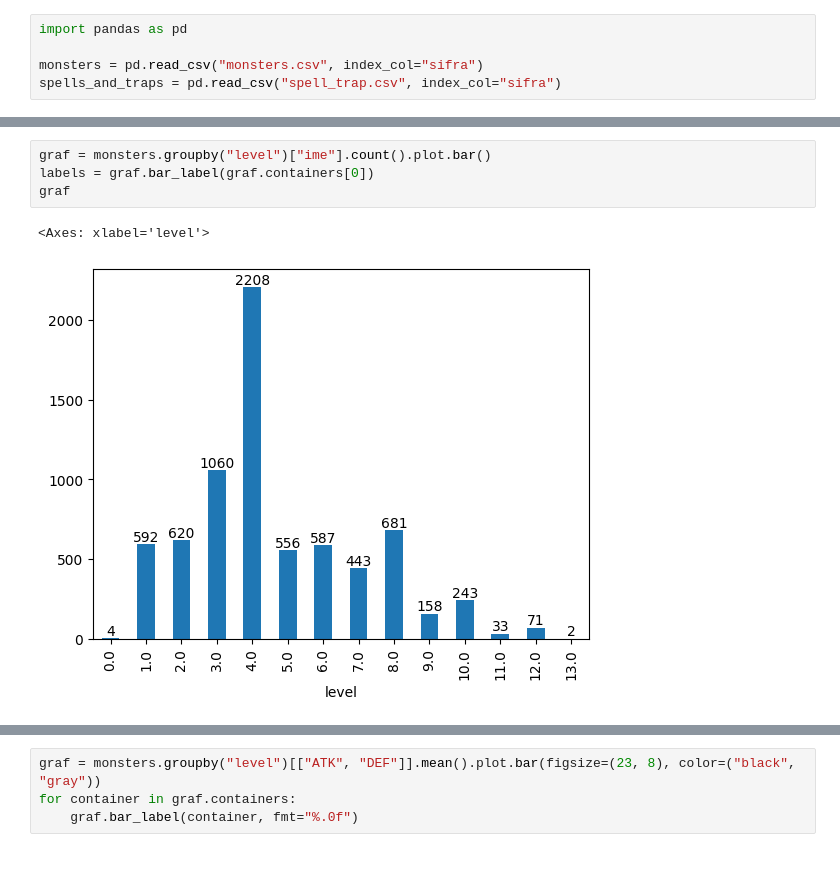
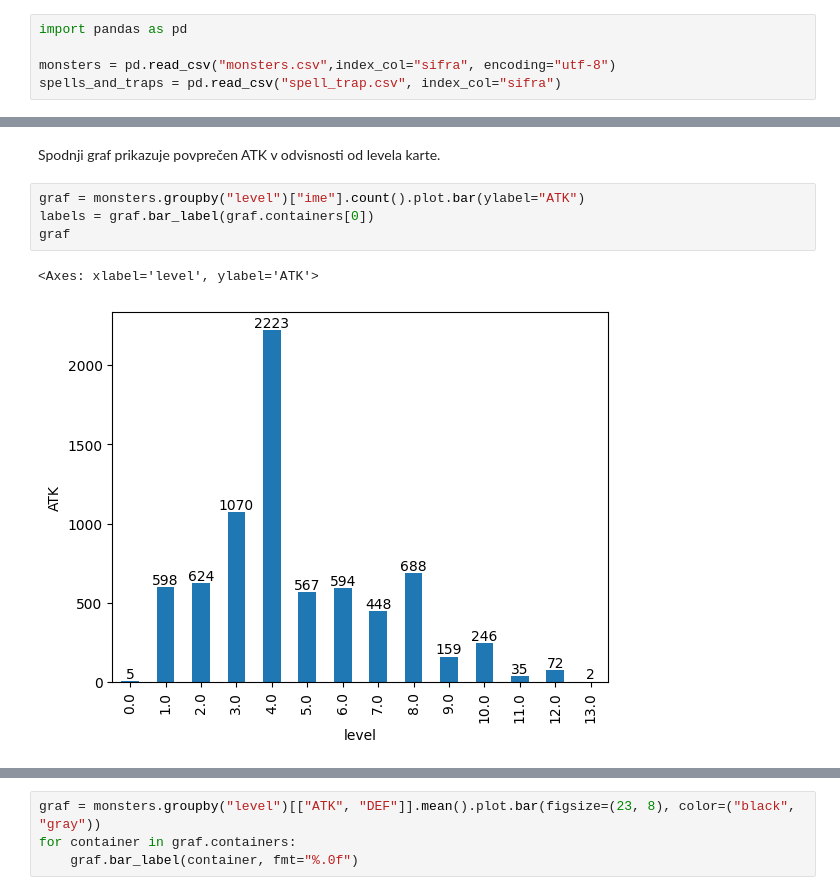
Before and after one commit to sawdem/Projektna-naloga, a Jupyter notebook: prikaz.ipynb, the cells around one changed output, grey strips where cells are left out. Cells and saved outputs as stored; diff of their text form; blank space fills up the shorter version.

```diff
--- a/prikaz.ipynb
+++ b/prikaz.ipynb
@@ -1,5 +1,5 @@
 # %%
 import pandas as pd
 
-monsters = pd.read_csv("monsters.csv", index_col="sifra")
+monsters = pd.read_csv("monsters.csv",index_col="sifra", encoding="utf-8")
 spells_and_traps = pd.read_csv("spell_trap.csv", index_col="sifra")
@@ -38,7 +44,9 @@ defenzivni.head(10)
+# %% [markdown]
+Spodnji graf prikazuje povprečen ATK v odvisnosti od levela karte.
 # %%
-graf = monsters.groupby("level")["ime"].count().plot.bar()
+graf = monsters.groupby("level")["ime"].count().plot.bar(ylabel="ATK")
 labels = graf.bar_label(graf.containers[0])
 graf
 # %% [output]
-<Axes: xlabel='level'>
+<Axes: xlabel='level', ylabel='ATK'>
-[figure, old version]
+[figure, new version]
```
Also changed, not shown: parts of 13 cells of this notebook.
